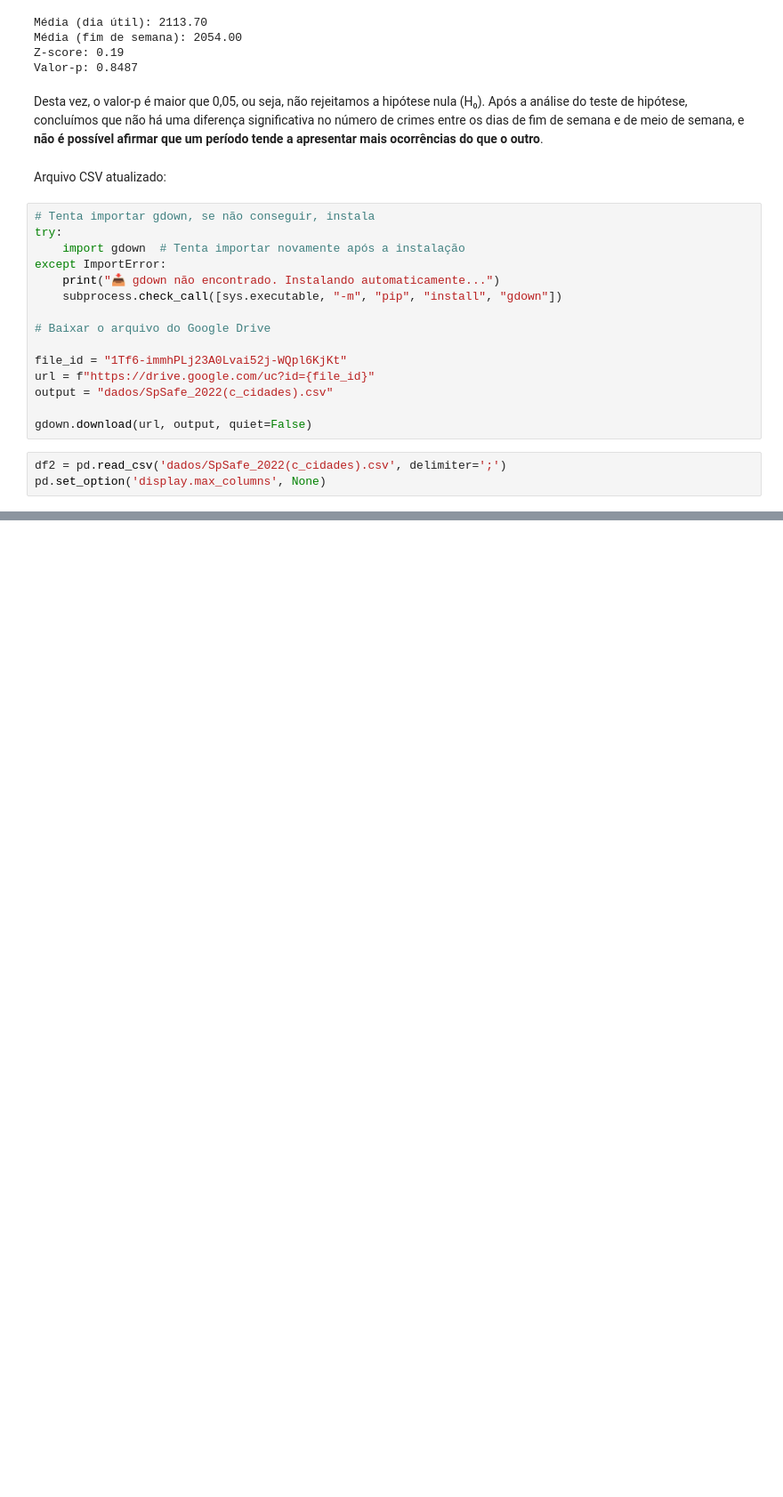
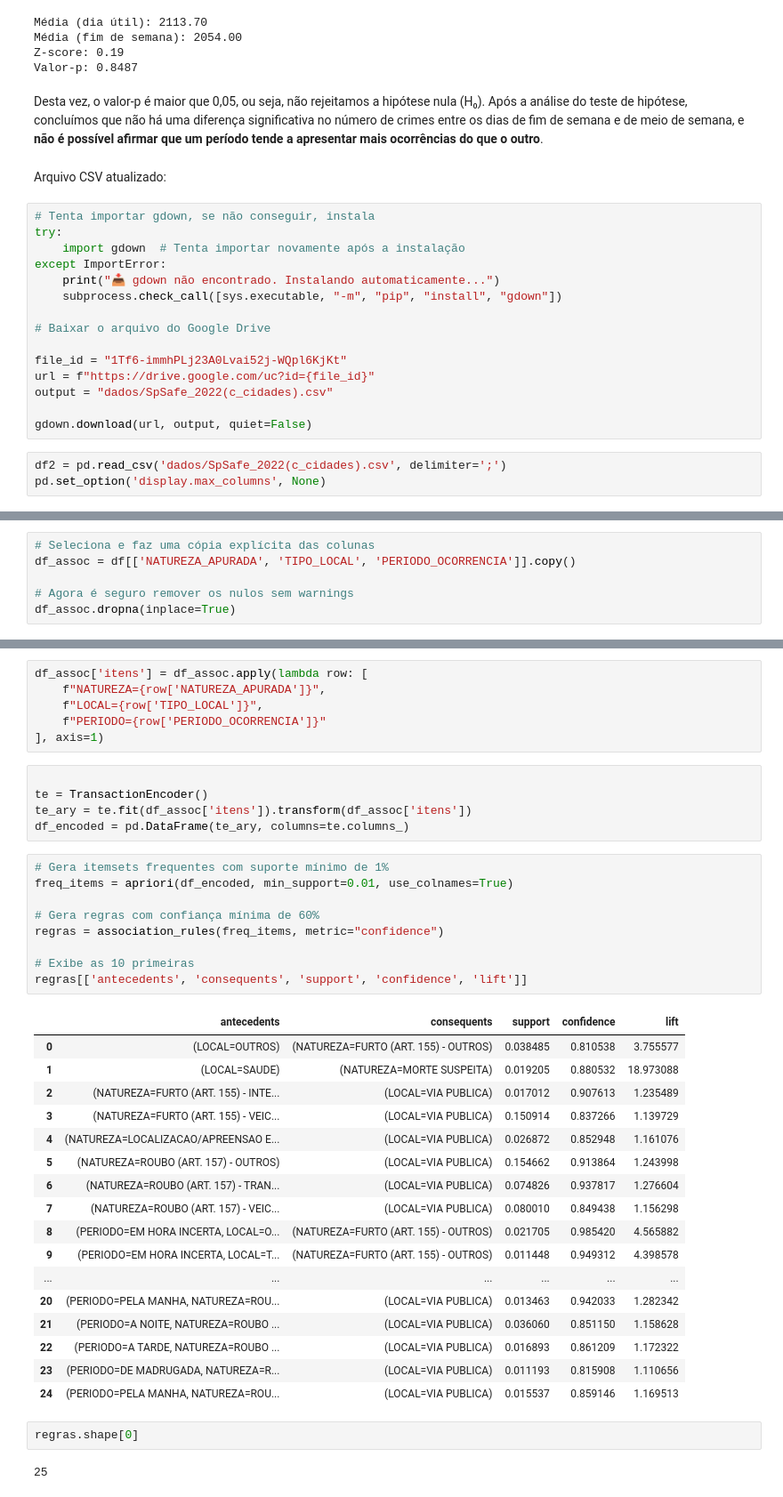
Before and after one commit to Matheuskpds/Ciencia-de-Dados-Projeto-TP, a Jupyter notebook: main.ipynb, the cells around one changed output, grey strips where cells are left out. Shown at 89% size. Drawn from its saved outputs; the diff is of its cells as text; blank space fills up the shorter version.

Commit message:
Merge com as Associação

```diff
--- a/main.ipynb
+++ b/main.ipynb
@@ -1731,0 +1763,6 @@ pd.set_option('display.max_columns', None)
+# %%
+# Seleciona e faz uma cópia explícita das colunas
+df_assoc = df[['NATUREZA_APURADA', 'TIPO_LOCAL', 'PERIODO_OCORRENCIA']].copy()
+
+# Agora é seguro remover os nulos sem warnings
+df_assoc.dropna(inplace=True)
@@ -1731,0 +1780,42 @@ pd.set_option('display.max_columns', None)
+# %%
+df_assoc['itens'] = df_assoc.apply(lambda row: [
+    f"NATUREZA={row['NATUREZA_APURADA']}",
+    f"LOCAL={row['TIPO_LOCAL']}",
+    f"PERIODO={row['PERIODO_OCORRENCIA']}"
+], axis=1)
+# %%
+
+te = TransactionEncoder()
+te_ary = te.fit(df_assoc['itens']).transform(df_assoc['itens'])
+df_encoded = pd.DataFrame(te_ary, columns=te.columns_)
+# %%
+# Gera itemsets frequentes com suporte mínimo de 1%
+freq_items = apriori(df_encoded, min_support=0.01, use_colnames=True)
+
+# Gera regras com confiança mínima de 60%
+regras = association_rules(freq_items, metric="confidence")
+
+# Exibe as 10 primeiras
+regras[['antecedents', 'consequents', 'support', 'confidence', 'lift']]
+# %% [output]
+|  | antecedents | consequents | support | confidence | lift |
+| 0 | (LOCAL=OUTROS) | (NATUREZA=FURTO (ART. 155) - OUTROS) | 0.038485 | 0.810538 | 3.755577 |
+| 1 | (LOCAL=SAUDE) | (NATUREZA=MORTE SUSPEITA) | 0.019205 | 0.880532 | 18.973088 |
+| 2 | (NATUREZA=FURTO (ART. 155) - INTE... | (LOCAL=VIA PUBLICA) | 0.017012 | 0.907613 | 1.235489 |
+| 3 | (NATUREZA=FURTO (ART. 155) - VEIC... | (LOCAL=VIA PUBLICA) | 0.150914 | 0.837266 | 1.139729 |
+| 4 | (NATUREZA=LOCALIZACAO/APREENSAO E... | (LOCAL=VIA PUBLICA) | 0.026872 | 0.852948 | 1.161076 |
+| 5 | (NATUREZA=ROUBO (ART. 157) - OUTROS) | (LOCAL=VIA PUBLICA) | 0.154662 | 0.913864 | 1.243998 |
+| 6 | (NATUREZA=ROUBO (ART. 157) - TRAN... | (LOCAL=VIA PUBLICA) | 0.074826 | 0.937817 | 1.276604 |
+| 7 | (NATUREZA=ROUBO (ART. 157) - VEIC... | (LOCAL=VIA PUBLICA) | 0.080010 | 0.849438 | 1.156298 |
+| 8 | (PERIODO=EM HORA INCERTA, LOCAL=O... | (NATUREZA=FURTO (ART. 155) - OUTROS) | 0.021705 | 0.985420 | 4.565882 |
+| 9 | (PERIODO=EM HORA INCERTA, LOCAL=T... | (NATUREZA=FURTO (ART. 155) - OUTROS) | 0.011448 | 0.949312 | 4.398578 |
+| ... | ... | ... | ... | ... | ... |
+| 20 | (PERIODO=PELA MANHA, NATUREZA=ROU... | (LOCAL=VIA PUBLICA) | 0.013463 | 0.942033 | 1.282342 |
+| 21 | (PERIODO=A NOITE, NATUREZA=ROUBO ... | (LOCAL=VIA PUBLICA) | 0.036060 | 0.851150 | 1.158628 |
+| 22 | (PERIODO=A TARDE, NATUREZA=ROUBO ... | (LOCAL=VIA PUBLICA) | 0.016893 | 0.861209 | 1.172322 |
+| 23 | (PERIODO=DE MADRUGADA, NATUREZA=R... | (LOCAL=VIA PUBLICA) | 0.011193 | 0.815908 | 1.110656 |
+| 24 | (PERIODO=PELA MANHA, NATUREZA=ROU... | (LOCAL=VIA PUBLICA) | 0.015537 | 0.859146 | 1.169513 |
+# %%
+regras.shape[0]
+# %% [output]
+25
```
Also changed, not shown: parts of 25 cells of this notebook.
